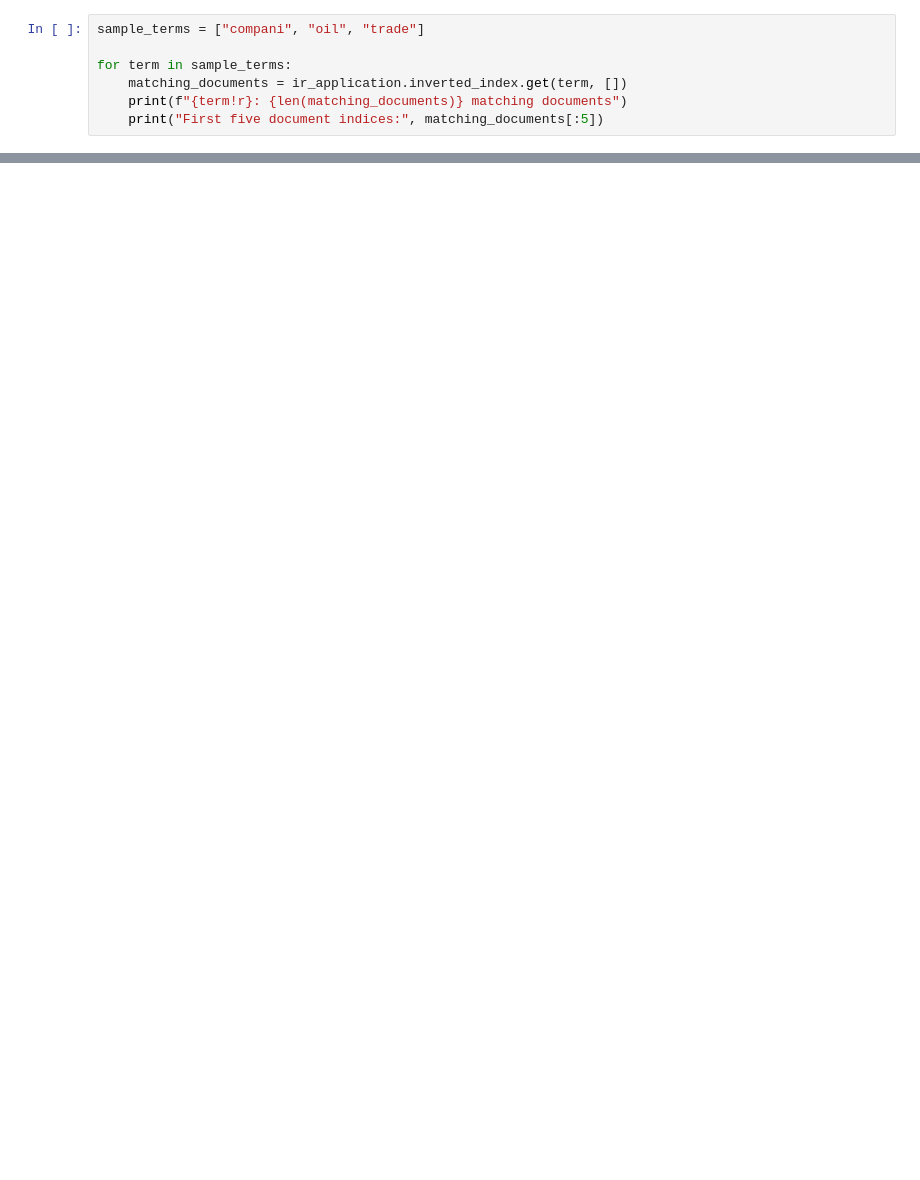
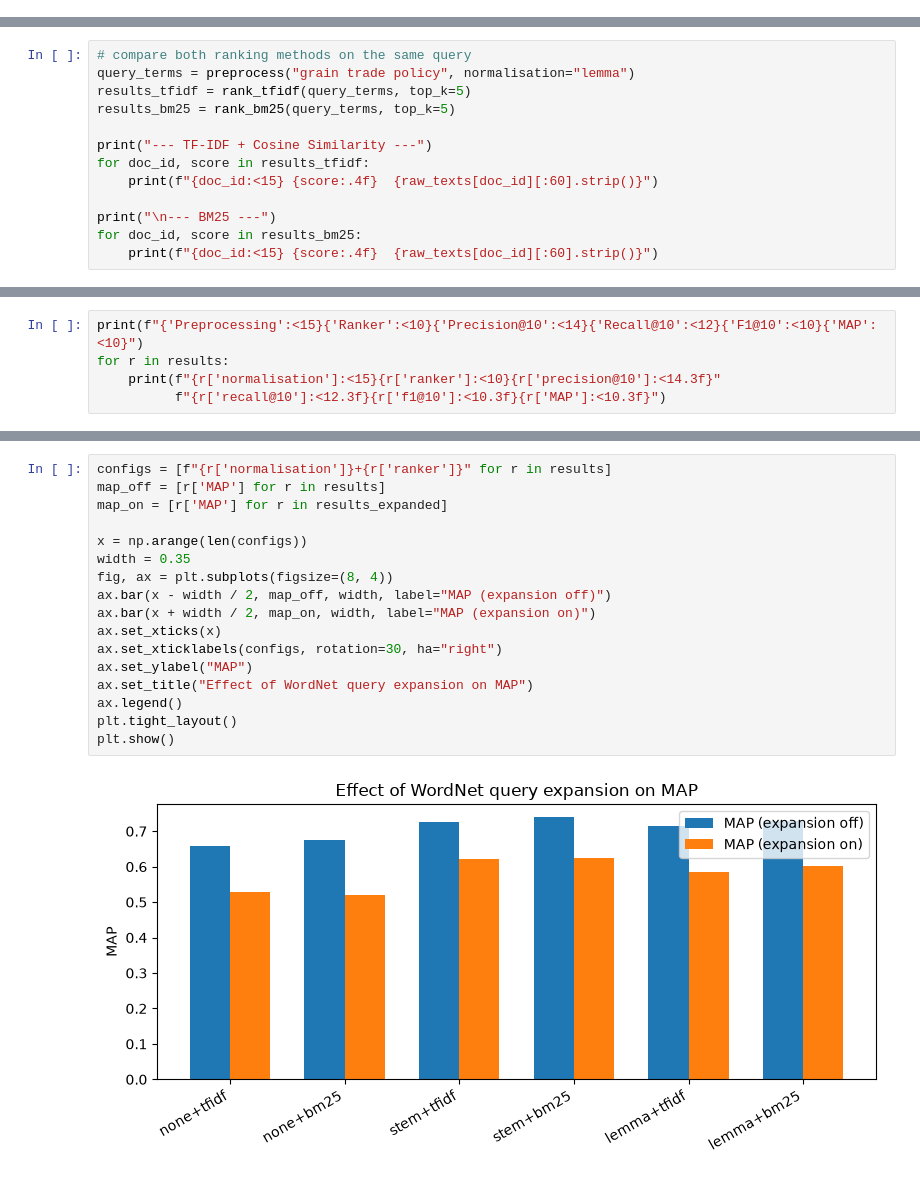
Before and after one commit to JayKimDeveloper/KIT719_GroupProject, a Jupyter notebook: notebook/KIT719_IR_System.ipynb, the cells around one changed output, grey strips where cells are left out. Saved outputs shown, nothing was run; the diff lists cells and outputs as text; blank space fills up the shorter version.

```diff
--- a/notebook/KIT719_IR_System.ipynb
+++ b/notebook/KIT719_IR_System.ipynb
@@ -737,7 +0,0 @@ An **inverted index** maps each processed term to the documents containing that
-# %%
-sample_terms = ["compani", "oil", "trade"]
-
-for term in sample_terms:
-    matching_documents = ir_application.inverted_index.get(term, [])
-    print(f"{term!r}: {len(matching_documents)} matching documents")
-    print("First five document indices:", matching_documents[:5])
@@ -1020,0 +229,13 @@ Do not fabricate metric values or conclusions. Run the notebook, preserve the ge
+# %%
+# compare both ranking methods on the same query
+query_terms = preprocess("grain trade policy", normalisation="lemma")
+results_tfidf = rank_tfidf(query_terms, top_k=5)
+results_bm25 = rank_bm25(query_terms, top_k=5)
+
+print("--- TF-IDF + Cosine Similarity ---")
+for doc_id, score in results_tfidf:
+    print(f"{doc_id:<15} {score:.4f}  {raw_texts[doc_id][:60].strip()}")
+
+print("\n--- BM25 ---")
+for doc_id, score in results_bm25:
+    print(f"{doc_id:<15} {score:.4f}  {raw_texts[doc_id][:60].strip()}")
@@ -1020,0 +1022,5 @@ Do not fabricate metric values or conclusions. Run the notebook, preserve the ge
+# %%
+print(f"{'Preprocessing':<15}{'Ranker':<10}{'Precision@10':<14}{'Recall@10':<12}{'F1@10':<10}{'MAP':<10}")
+for r in results:
+    print(f"{r['normalisation']:<15}{r['ranker']:<10}{r['precision@10']:<14.3f}"
+          f"{r['recall@10']:<12.3f}{r['f1@10']:<10.3f}{r['MAP']:<10.3f}")
@@ -1020,0 +1078,19 @@ Do not fabricate metric values or conclusions. Run the notebook, preserve the ge
+# %%
+configs = [f"{r['normalisation']}+{r['ranker']}" for r in results]
+map_off = [r['MAP'] for r in results]
+map_on = [r['MAP'] for r in results_expanded]
+
+x = np.arange(len(configs))
+width = 0.35
+fig, ax = plt.subplots(figsize=(8, 4))
+ax.bar(x - width / 2, map_off, width, label="MAP (expansion off)")
+ax.bar(x + width / 2, map_on, width, label="MAP (expansion on)")
+ax.set_xticks(x)
+ax.set_xticklabels(configs, rotation=30, ha="right")
+ax.set_ylabel("MAP")
+ax.set_title("Effect of WordNet query expansion on MAP")
+ax.legend()
+plt.tight_layout()
+plt.show()
+# %% [output]
+[figure, added]
```
Also changed, not shown: parts of 77 cells of this notebook.
